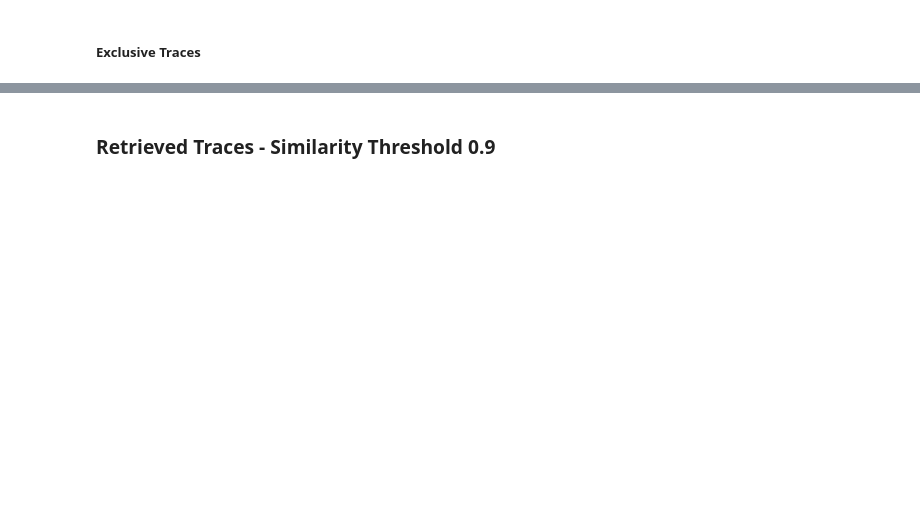
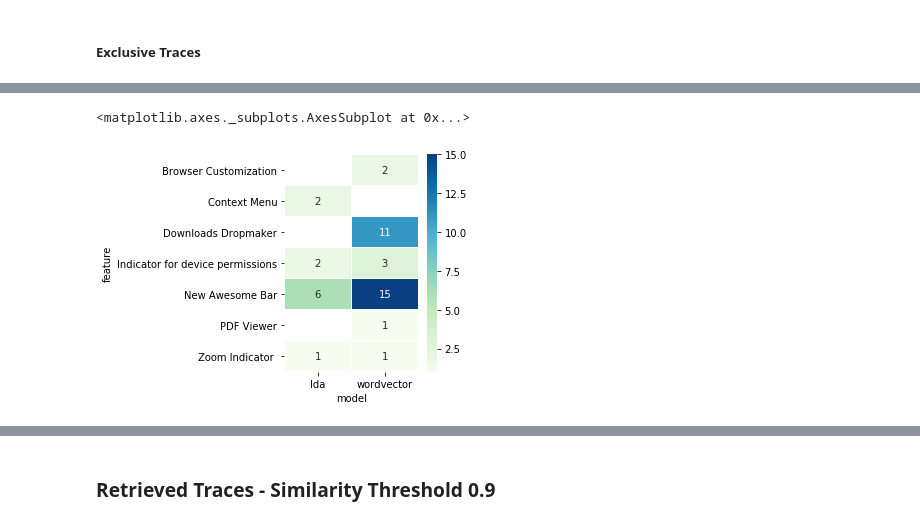
Before and after one commit to Pointpt/trace-link-recovery-study, a Jupyter notebook: notebooks/firefox_p2/tc_br_tracing/tc_br_runner.ipynb, the cells around one changed output, grey strips where cells are left out. Drawn from its saved outputs; the diff is of its cells as text; code cells hidden in the pictures; blank space fills up the shorter version.

```diff
--- a/notebooks/firefox_p2/tc_br_tracing/tc_br_runner.ipynb
+++ b/notebooks/firefox_p2/tc_br_tracing/tc_br_runner.ipynb
@@ -599,0 +666,9 @@ len(wv_exc_set): 138
+# %%
+df_t10 = pd.concat([bm25_t10_fn_amount_by_feat,  lsi_t10_fn_amount_by_feat,
+                     lda_t10_fn_amount_by_feat, wv_t10_fn_amount_by_feat])
+
+df_t10 = df_t10[['tc','model']]
+df_t10.reset_index(inplace=True)
+df_t10.rename(columns={'tc':'FN_amount','tc_feat':'feature'}, inplace=True)
+df_t10 = df_t10.pivot('feature','model','FN_amount')
+df_t10.head(20)
@@ -599,0 +685,10 @@ len(wv_exc_set): 138
+# %%
+import seaborn as sns
+from matplotlib import pyplot as plt
+
+a4_dims = (3, 4)
+fig, ax = plt.subplots(figsize=a4_dims)
+sns.heatmap(ax=ax, data=df_t10, linewidths=.3, annot=True, cmap='GnBu')
+# %% [output]
+<matplotlib.axes._subplots.AxesSubplot at 0x...>
+[figure, added]
```
Also changed, not shown: parts of 13 cells of this notebook.
